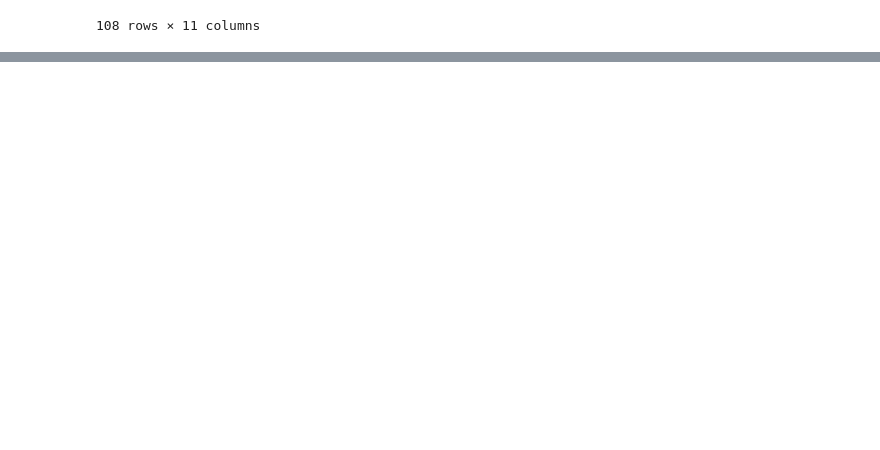
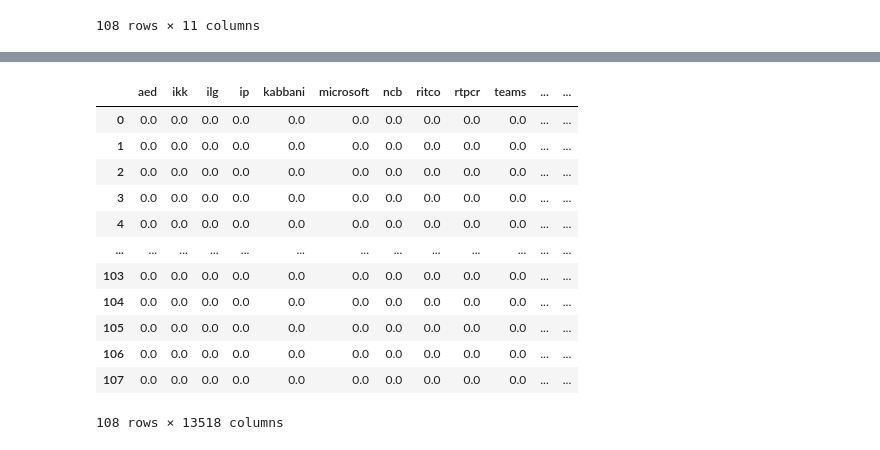
Before and after one commit to Maria7F/ksa-ministry-of-justice-nlp, a Jupyter notebook: code/NLP_Project.ipynb, the cells around one changed output, grey strips where cells are left out. Drawn from its saved outputs; the diff is of its cells as text; code cells hidden in the pictures; blank space fills up the shorter version.

```diff
--- a/code/NLP_Project.ipynb
+++ b/code/NLP_Project.ipynb
@@ -216,0 +238,7 @@ df_train
+# %%
+df_train['judgment_text'] = df_train['judgment_text'].apply(lambda x: re.sub('\w*\d\w*', '', x))
+df_train['appeal_text'] = df_train['appeal_text'].apply(lambda x: re.sub('\w*\d\w*', '', x))
+# %%
+df_train['judgment_text'] = df_train['judgment_text'].str.replace('\n','')
+# %%
+df_train['judgment_text'] = df_train['judgment_text'].apply(lambda x: ISRIStemmer().suf32(x))
@@ -216,0 +251,3 @@ df_train
+# %%
+cv_tfidf = TfidfVectorizer()
+x = cv_tfidf.fit_transform(df_train['judgment_text']).toarray()
@@ -216,0 +264,17 @@ df_train
+# %%
+dt_tfidf = pd.DataFrame(x,columns=cv_tfidf.get_feature_names())
+dt_tfidf
+# %% [output]
+|  | aed | ikk | ilg | ip | kabbani | microsoft | ncb | ritco | rtpcr | teams | ... | ... |
+| 0 | 0.0 | 0.0 | 0.0 | 0.0 | 0.0 | 0.0 | 0.0 | 0.0 | 0.0 | 0.0 | ... | ... |
+| 1 | 0.0 | 0.0 | 0.0 | 0.0 | 0.0 | 0.0 | 0.0 | 0.0 | 0.0 | 0.0 | ... | ... |
+| 2 | 0.0 | 0.0 | 0.0 | 0.0 | 0.0 | 0.0 | 0.0 | 0.0 | 0.0 | 0.0 | ... | ... |
+| 3 | 0.0 | 0.0 | 0.0 | 0.0 | 0.0 | 0.0 | 0.0 | 0.0 | 0.0 | 0.0 | ... | ... |
+| 4 | 0.0 | 0.0 | 0.0 | 0.0 | 0.0 | 0.0 | 0.0 | 0.0 | 0.0 | 0.0 | ... | ... |
+| ... | ... | ... | ... | ... | ... | ... | ... | ... | ... | ... | ... | ... |
+| 103 | 0.0 | 0.0 | 0.0 | 0.0 | 0.0 | 0.0 | 0.0 | 0.0 | 0.0 | 0.0 | ... | ... |
+| 104 | 0.0 | 0.0 | 0.0 | 0.0 | 0.0 | 0.0 | 0.0 | 0.0 | 0.0 | 0.0 | ... | ... |
+| 105 | 0.0 | 0.0 | 0.0 | 0.0 | 0.0 | 0.0 | 0.0 | 0.0 | 0.0 | 0.0 | ... | ... |
+| 106 | 0.0 | 0.0 | 0.0 | 0.0 | 0.0 | 0.0 | 0.0 | 0.0 | 0.0 | 0.0 | ... | ... |
+| 107 | 0.0 | 0.0 | 0.0 | 0.0 | 0.0 | 0.0 | 0.0 | 0.0 | 0.0 | 0.0 | ... | ... |
+108 rows × 13518 columns
```
Also changed, not shown: parts of 19 cells of this notebook.
